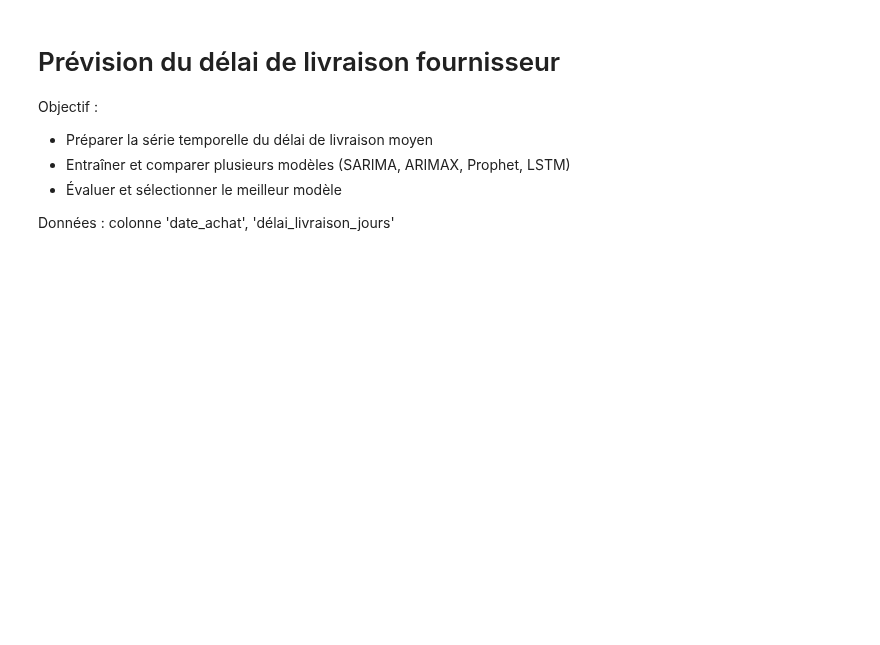
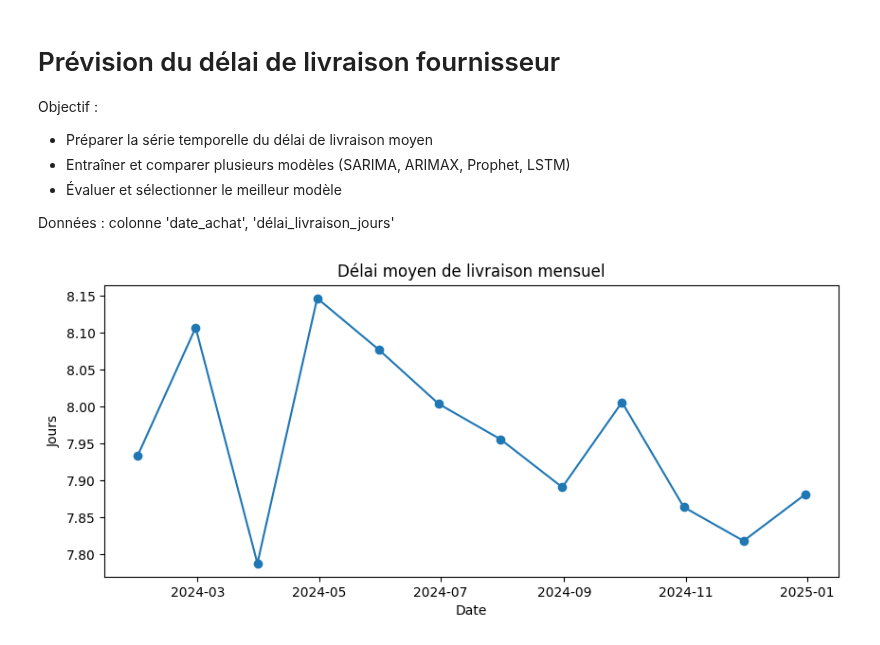
Before and after one commit to Fanaingamampiandra/Projet_Supply_chain, a Jupyter notebook: code/ML_achat_prod_fournisseur_stock.ipynb, the cells around one changed output. Saved outputs shown, nothing was run; the diff lists cells and outputs as text; code cells hidden in the pictures; blank space fills up the shorter version.

```diff
--- a/code/ML_achat_prod_fournisseur_stock.ipynb
+++ b/code/ML_achat_prod_fournisseur_stock.ipynb
@@ -596,38 +211,41 @@ from tensorflow.keras.callbacks import EarlyStopping
 from sklearn.preprocessing import MinMaxScaler
 # %%
 # 2. Chargement des données
-df = pd.read_csv('merged_data.csv', parse_dates=['date_achat'])
+df = achats.copy()
+df['date_achat'] = pd.to_datetime(df['date_achat'], errors='coerce')
 
 # 3. Préparation de la série temporelle
 # Agréger le délai moyen par mois
 df_ts = (
     df.set_index('date_achat')['délai_livraison_jours']
       .resample('M')
       .mean()
       .reset_index()
       .rename(columns={'date_achat':'ds', 'délai_livraison_jours':'y'})
 )
 
 # Visualisation initiale
 plt.figure(figsize=(10,4))
 plt.plot(df_ts['ds'], df_ts['y'], marker='o')
 plt.title("Délai moyen de livraison mensuel")
 plt.ylabel('Jours')
 plt.xlabel('Date')
 plt.show()
 
 # 4. Split train/test temporel
 train_size = int(len(df_ts)*0.8)
 train_ts = df_ts.iloc[:train_size]
 test_ts  = df_ts.iloc[train_size:]
 
 # 5. Modèle SARIMA
 sarima = SARIMAX(
     train_ts['y'],
     order=(1,1,1),
     seasonal_order=(1,1,1,12)
 ).fit(disp=False)
 sarima_pred = sarima.get_forecast(steps=len(test_ts)).predicted_mean
+# %% [output]
+[figure, added]
 # %%
 
 # 6. Modèle ARIMAX
```
Also changed, not shown: parts of 53 cells of this notebook, 3 other files.
